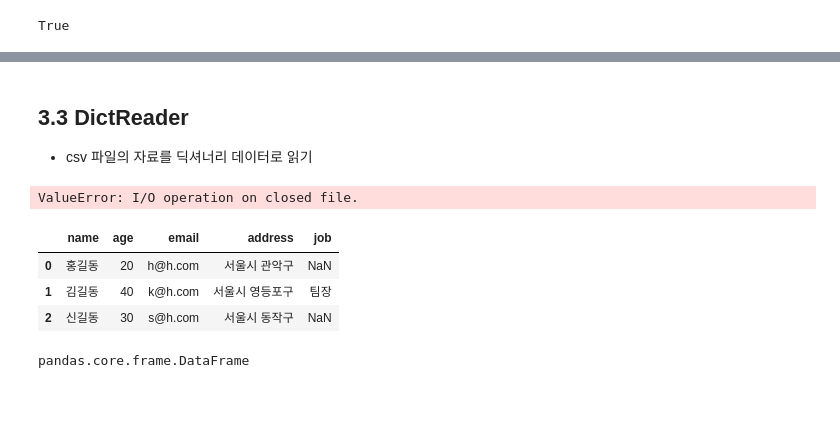
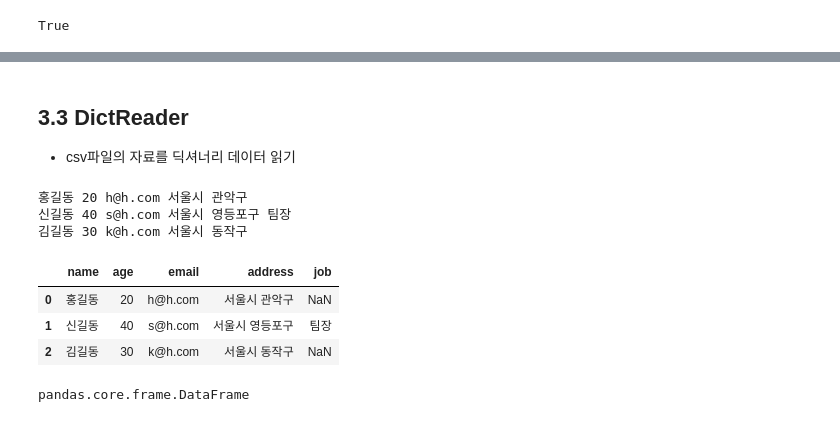
Before and after one commit to Whooahh/myspace, a Jupyter notebook: source/07_python/ch09_파일io프로그래밍.ipynb, the cells around one changed output, grey strips where cells are left out. Drawn from its saved outputs; the diff is of its cells as text; code cells hidden in the pictures.

```diff
--- a/source/07_python/ch09_파일io프로그래밍.ipynb
+++ b/source/07_python/ch09_파일io프로그래밍.ipynb
@@ -290,27 +320,32 @@ with open('data/ch09_member2-write.csv', 'w', encoding='utf-8') as f:
     writer.writerows(user_list)
 # %% [markdown]
 ## 3.3 DictReader
-- csv 파일의 자료를 딕셔너리 데이터로 읽기
+- csv파일의 자료를 딕셔너리 데이터 읽기
 # %%
-# header가 있는 csv파일을 딕셔너리로 읽기
+import csv
+# header가 있는 csv 파일을 딕셔너리로 읽기(ch09_member3.csv)
 with open('data/ch09_member3.csv', 'r', encoding='utf-8') as f:
     dict_reader = csv.DictReader(f)
-#    print(list(dict_reader))
-for row in dict_reader:
-    if row['job'] is None:
-        print(row['name'], row['age'], row['address'])
+    # print(list(dict_reader))
+    for row in dict_reader:
+        if row['job'] is None:
+            print(row['name'], row['age'], row['email'], row['address'])
+        else:
+            print(row['name'], row['age'], row['email'], row['address'], row['job'])
 # %% [output]
-ValueError: I/O operation on closed file.
+홍길동 20 h@h.com 서울시 관악구
+신길동 40 s@h.com 서울시 영등포구 팀장
+김길동 30 k@h.com 서울시 동작구
 # %%
-# cf. csv파일을 데이터 프레임으로
+# cf. csv파일을 데이터프레임으로
 import pandas as pd
-member = pd.read_csv('data/ch09_member3.csv') # encoding='utf-8'기본
+member = pd.read_csv('data/ch09_member3.csv', encoding='utf-8') # encoding='utf-8'이 기본
 member
 # %% [output]
 |  | name | age | email | address | job |
 | 0 | 홍길동 | 20 | h@h.com | 서울시 관악구 | NaN |
-| 1 | 김길동 | 40 | k@h.com | 서울시 영등포구 | 팀장 |
-| 2 | 신길동 | 30 | s@h.com | 서울시 동작구 | NaN |
+| 1 | 신길동 | 40 | s@h.com | 서울시 영등포구 | 팀장 |
+| 2 | 김길동 | 30 | k@h.com | 서울시 동작구 | NaN |
 # %%
 type(member)
 # %% [output]
```
Also changed, not shown: parts of 93 cells of this notebook, 14 other files.
